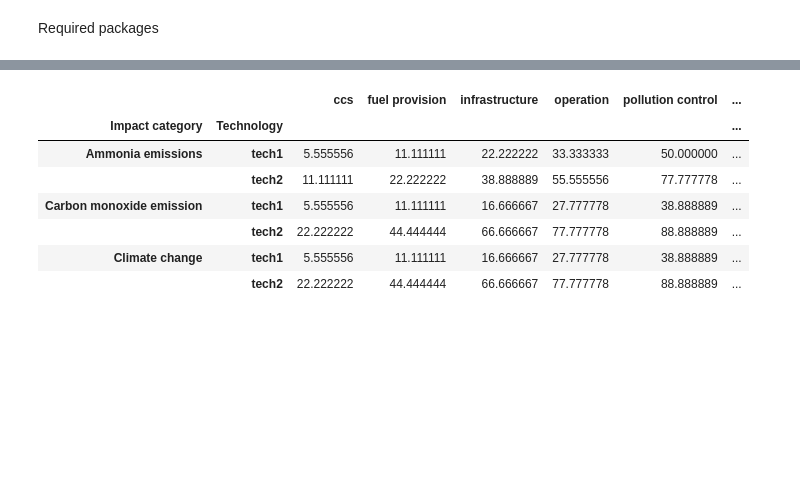
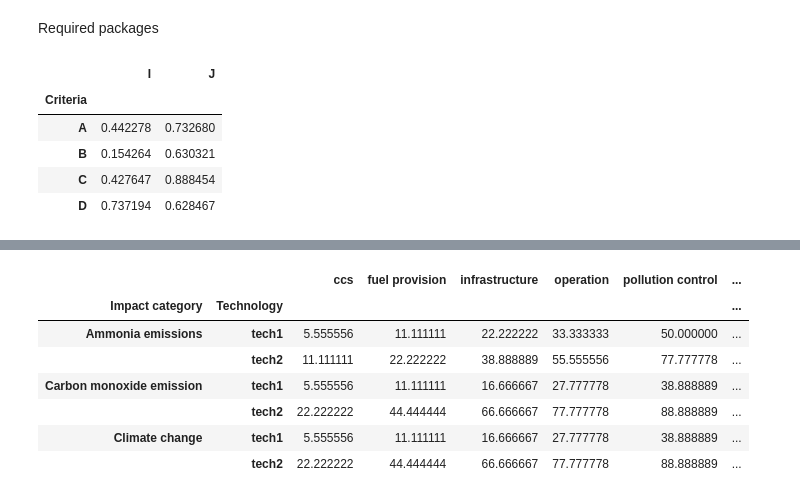
Before and after one commit to dhruba018/lca_standard_graphs_craig, a Jupyter notebook: demo/demo_groupedstacked_stackoverflowExample.ipynb, the cells around one changed output, grey strips where cells are left out. Saved outputs shown, nothing was run; the diff lists cells and outputs as text; code cells hidden in the pictures; blank space fills up the shorter version.

```diff
--- a/demo/demo_groupedstacked_stackoverflowExample.ipynb
+++ b/demo/demo_groupedstacked_stackoverflowExample.ipynb
@@ -20,6 +20,15 @@ df1.index.name='Criteria'
 
 df2=pd.DataFrame(np.random.rand(4,2),index=["A","B","C","D"],columns=["I","J"])
 df2.index.name='Criteria'
+# %%
+df1
+# %% [output]
+|  | I | J |
+| Criteria |  |  |
+| A | 0.442278 | 0.732680 |
+| B | 0.154264 | 0.630321 |
+| C | 0.427647 | 0.888454 |
+| D | 0.737194 | 0.628467 |
 # %%
 comp = lsg.build_comparison_table(df1, df2, 'df1', 'df2', fillna=0.0)
 comp
```
Also changed, not shown: parts of 5 cells of this notebook, 1 other file.
